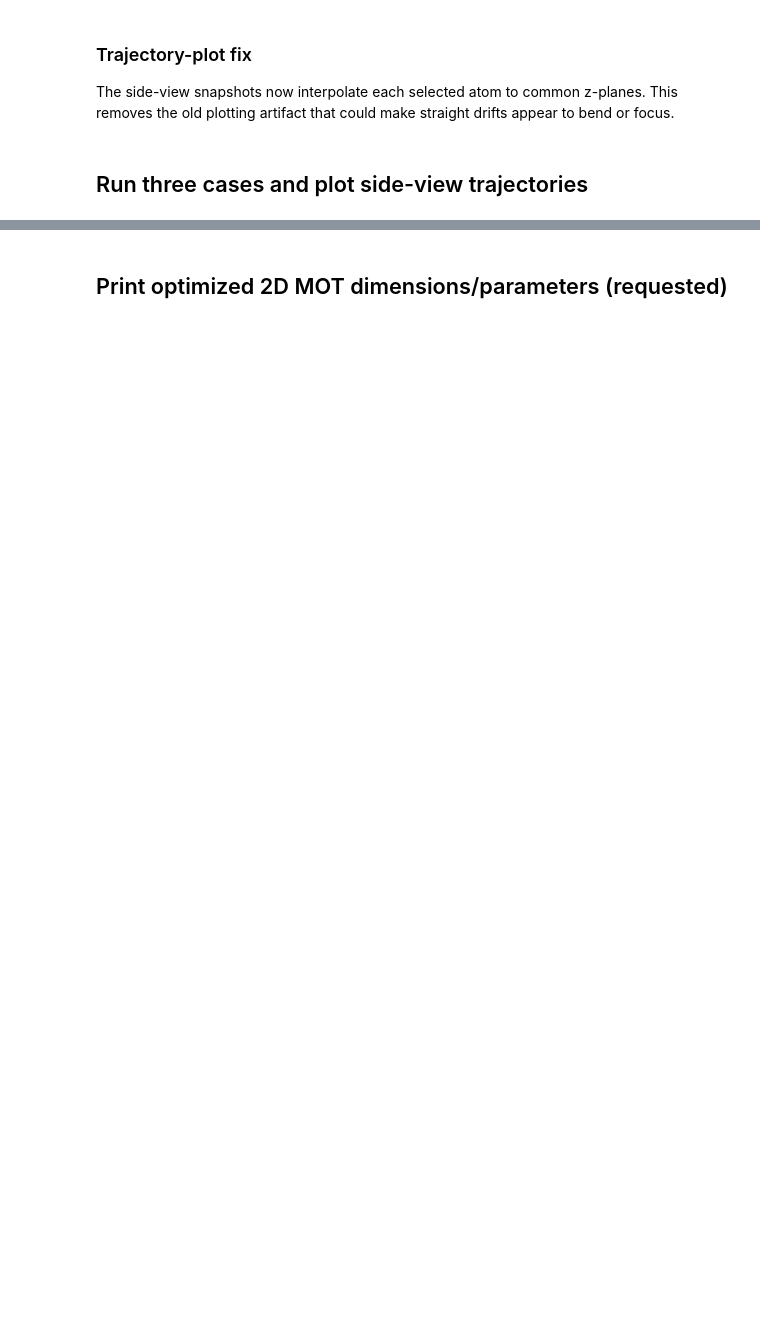
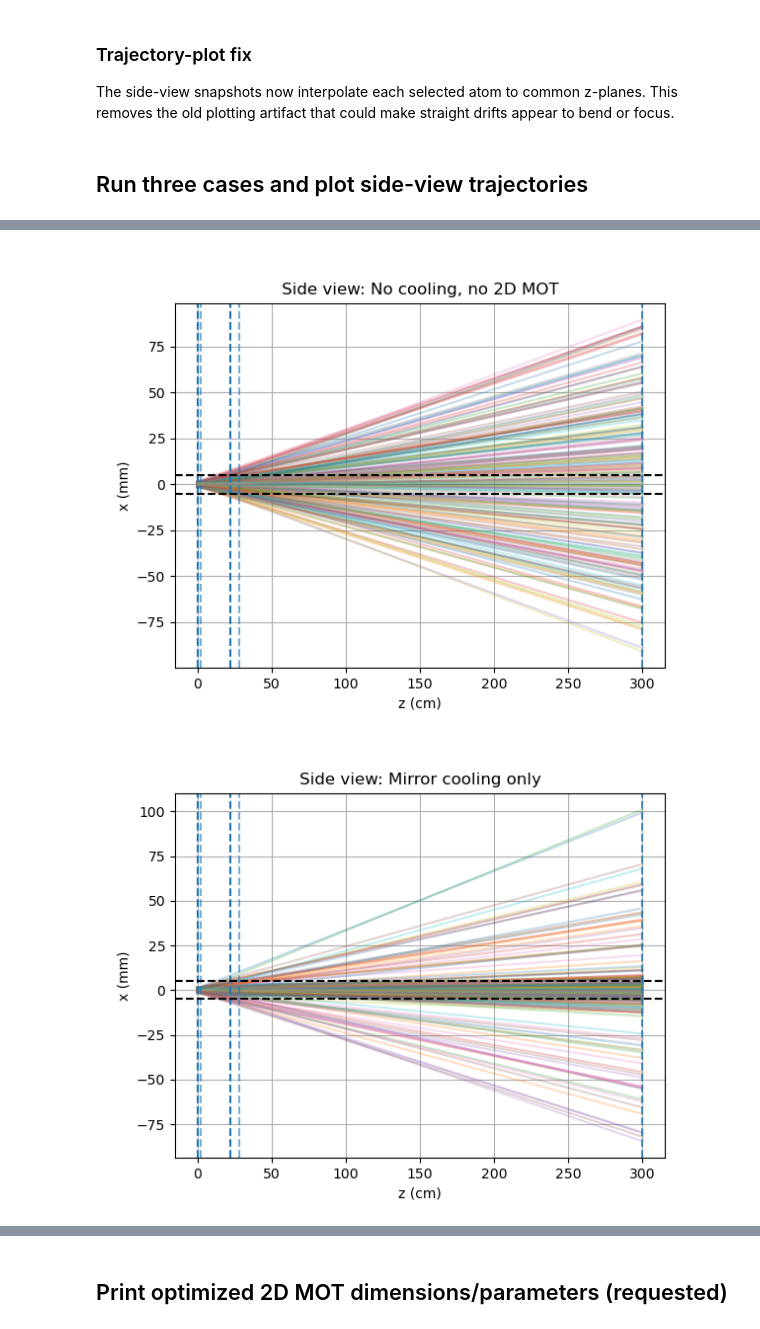
Before and after one commit to Pigg35/Lithium-6-Beamline, a Jupyter notebook: compact_li6_cooling_opt.ipynb, the cells around one changed output, grey strips where cells are left out. Saved outputs shown, nothing was run; the diff lists cells and outputs as text; code cells hidden in the pictures; blank space fills up the shorter version.

```diff
--- a/compact_li6_cooling_opt.ipynb
+++ b/compact_li6_cooling_opt.ipynb
@@ -216,0 +278,7 @@ for i in range(3):
+# %%
+cases = ["No cooling, no 2D MOT", "Mirror cooling only", "Mirror cooling and optimized 2D MOT"]
+for i in range(3):
+    cool.plot_sideview(eval(f"case{i+1}_full"), cfg, f"Side view: {cases[i]}")
+# %% [output]
+[figure, added]
+[figure, added]
```
Also changed, not shown: parts of 16 cells of this notebook, 2 other files.
